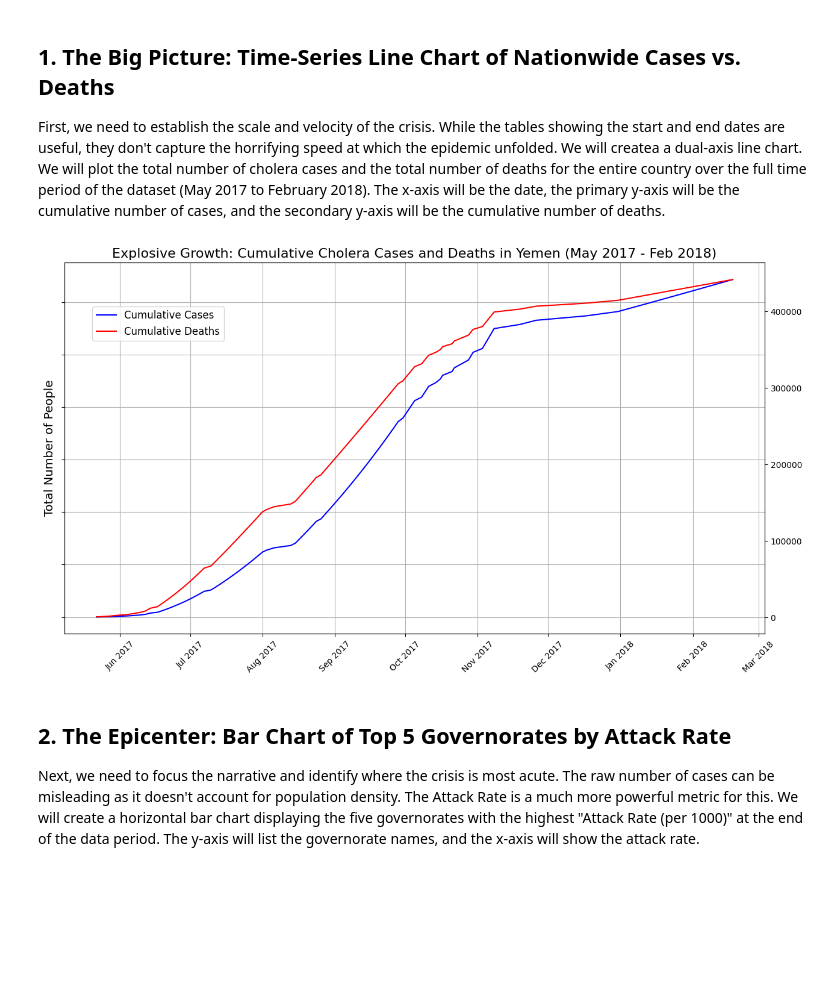
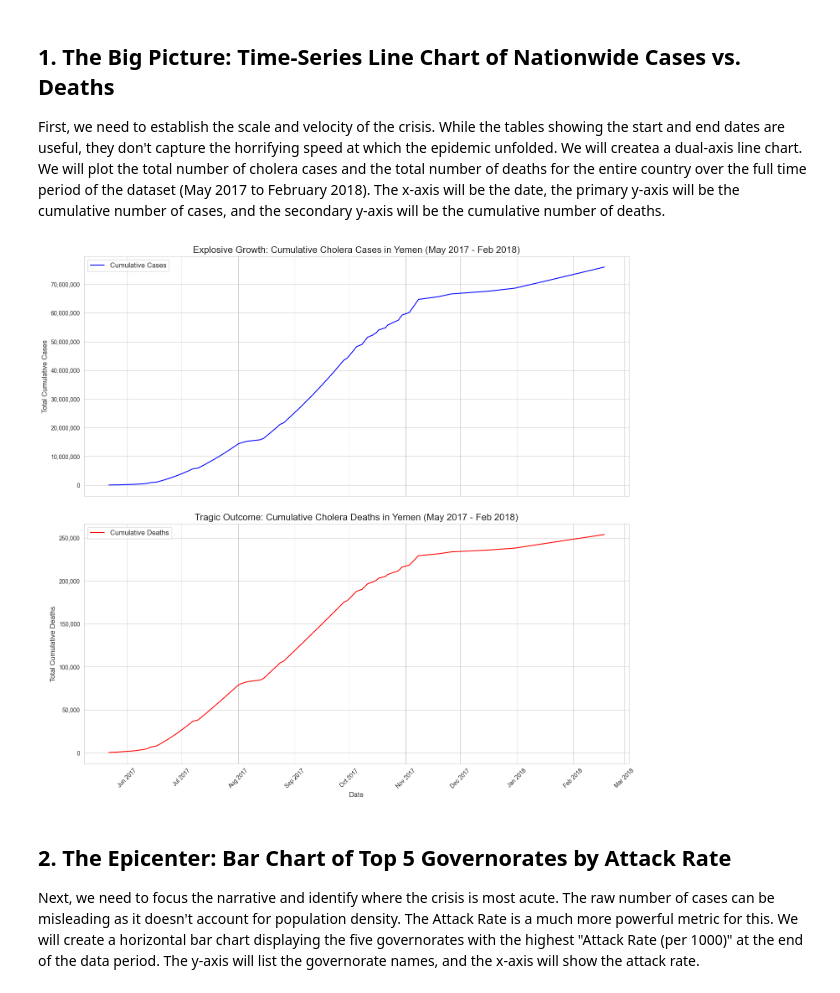
Before and after one commit to jjelleazarr/Data-Visualization-and-Analytics, a Jupyter notebook: Lectures (Prelims)/Case-Data Storytelling.ipynb, the cells around one changed output. Cells and saved outputs as stored; diff of their text form; code cells hidden in the pictures; blank space fills up the shorter version.

Commit message:
Fixed number 1

```diff
--- a/Lectures (Prelims)/Case-Data Storytelling.ipynb
+++ b/Lectures (Prelims)/Case-Data Storytelling.ipynb
@@ -680,56 +682,62 @@ First, we need to establish the scale and velocity of the crisis. While the tabl
 # %%
 import matplotlib.dates as mdates
 import matplotlib.pyplot as plt
+import seaborn as sns
 %matplotlib inline
 
 # Clean the "Cases" column in data_slice
 data_slice["Cases"] = data_slice["Cases"].apply(lambda x: int(str(x).replace(",", " ")))
 
 # Ensure "Date" column is in datetime format before sorting
 data_slice["Date"] = pd.to_datetime(data_slice["Date"])
 data_slice = data_slice.sort_values("Date")
 
 # Create new columns for cumulative sums
 data_slice["Cumulative Cases"] = data_slice.groupby("Governorate")["Cases"].cumsum()
 data_slice["Cumulative Deaths"] = data_slice.groupby("Governorate")["Deaths"].cumsum()
 
 # Set up the country-level data
 country_data = data_slice.groupby("Date").agg({
     "Cases": "sum",
     "Deaths": "sum",
     "Cumulative Cases": "sum",
     "Cumulative Deaths": "sum"
 }).reset_index()
 country_data["Governorate"] = "Country Total"
 country_data = country_data[["Date", "Governorate", "Cases", "Deaths", "Cumulative Cases", "Cumulative Deaths"]]
 
-# Set up the dual-axis plot
-fig, ax1 = plt.subplots(figsize=(15, 8))
-# Plot the cumulative cases on the primary y-axis
-ax1.plot(country_data["Date"], country_data["Cumulative Cases"], color='blue', label='Cumulative Cases')
-ax1.set_xlabel('', fontsize=14)
-ax1.set_ylabel('Total Number of People', fontsize=14)
-ax1.set_yticklabels([])
-ax1.tick_params(axis='y', labelcolor='blue')
-ax1.xaxis.set_major_locator(mdates.MonthLocator())
-ax1.xaxis.set_major_formatter(mdates.DateFormatter('%b %Y'))
+# Use seaborn style
+sns.set_style("whitegrid")
+
+# Create a figure with two subplots stacked vertically
+fig, (ax1, ax2) = plt.subplots(2, 1, figsize=(15, 14), sharex=True)
+
+# Plot for Cumulative Cases (Top Subplot)
+sns.lineplot(x="Date", y="Cumulative Cases", data=country_data, ax=ax1, color='blue', label='Cumulative Cases')
+ax1.set_title('Explosive Growth: Cumulative Cholera Cases in Yemen (May 2017 - Feb 2018)', fontsize=16)
+ax1.set_ylabel('Total Cumulative Cases', fontsize=12)
+ax1.get_yaxis().set_major_formatter(plt.FuncFormatter(lambda x, p: format(int(x), ',')))
+ax1.legend(fontsize=12)
+ax1.set_xlabel('') # Remove x-label for the top plot
+
+# Plot for Cumulative Deaths (Bottom Subplot)
+sns.lineplot(x="Date", y="Cumulative Deaths", data=country_data, ax=ax2, color='red', label='Cumulative Deaths')
+ax2.set_title('Tragic Outcome: Cumulative Cholera Deaths in Yemen (May 2017 - Feb 2018)', fontsize=16)
+ax2.set_xlabel('Date', fontsize=12)
+ax2.set_ylabel('Total Cumulative Deaths', fontsize=12)
+ax2.get_yaxis().set_major_formatter(plt.FuncFormatter(lambda x, p: format(int(x), ',')))
+ax2.legend(fontsize=12)
+
+# Format the shared x-axis
+ax2.xaxis.set_major_locator(mdates.MonthLocator())
+ax2.xaxis.set_major_formatter(mdates.DateFormatter('%b %Y'))
 plt.xticks(rotation=45)
-# Plot the cumulative deaths on the secondary y-axis
-ax2 = ax1.twinx()
-ax2.plot(country_data["Date"], country_data["Cumulative Deaths"], color='red', label='Cumulative Deaths')
-ax2.set_ylabel('', fontsize=14)
-ax2.tick_params(axis='y')
-# Label the x-axis and rotate date labels for better readability
-plt.xticks(rotation=45)
-# Add legends
-fig.legend(loc='upper left', bbox_to_anchor=(0.15,0.8), fontsize=12)
-# Add a title and grid
-plt.title('Explosive Growth: Cumulative Cholera Cases and Deaths in Yemen (May 2017 - Feb 2018)', fontsize=16)
-ax1.grid(True)
-# Show the plot
+
+# Adjust layout to prevent titles/labels from overlapping
+plt.tight_layout(pad=3.0)
 plt.show()
 # %% [output]
-[figure, old version]
+[figure, new version]
 # %% [markdown]
 ## 2. The Epicenter: Bar Chart of Top 5 Governorates by Attack Rate
 Next, we need to focus the narrative and identify where the crisis is most acute. The raw number of cases can be misleading as it doesn't account for population density. The Attack Rate is a much more powerful metric for this. We will create a horizontal bar chart displaying the five governorates with the highest "Attack Rate (per 1000)" at the end of the data period. The y-axis will list the governorate names, and the x-axis will show the attack rate.
```
Also changed, not shown: parts of 2 cells of this notebook, 1 other file.
